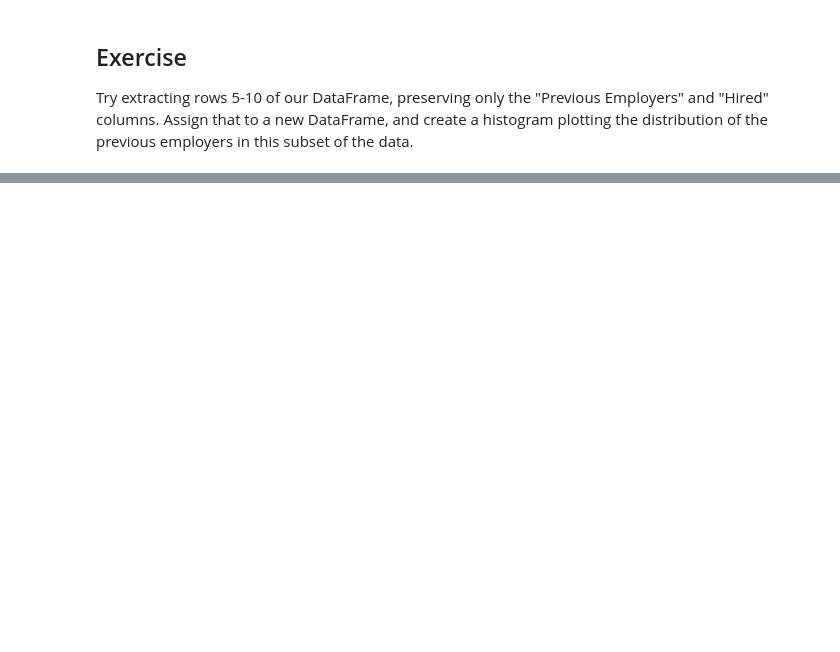
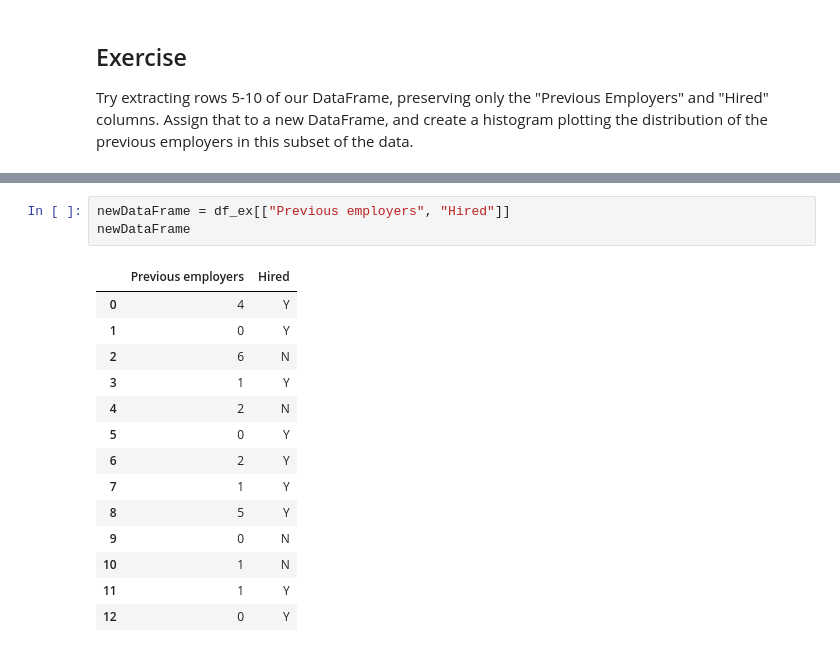
Before and after one commit to truongductri01/machine-learning-knowledge, a Jupyter notebook: 1-PandasIntro/PandasTutorial.ipynb, the cells around one changed output, grey strips where cells are left out. Cells and saved outputs as stored; diff of their text form; blank space fills up the shorter version.

```diff
--- a/1-PandasIntro/PandasTutorial.ipynb
+++ b/1-PandasIntro/PandasTutorial.ipynb
@@ -208,0 +210,18 @@ Try extracting rows 5-10 of our DataFrame, preserving only the "Previous Employe
+# %%
+newDataFrame = df_ex[["Previous employers", "Hired"]]
+newDataFrame
+# %% [output]
+|  | Previous employers | Hired |
+| 0 | 4 | Y |
+| 1 | 0 | Y |
+| 2 | 6 | N |
+| 3 | 1 | Y |
+| 4 | 2 | N |
+| 5 | 0 | Y |
+| 6 | 2 | Y |
+| 7 | 1 | Y |
+| 8 | 5 | Y |
+| 9 | 0 | N |
+| 10 | 1 | N |
+| 11 | 1 | Y |
+| 12 | 0 | Y |
```
Also changed, not shown: parts of 4 cells of this notebook, 2 other files.
